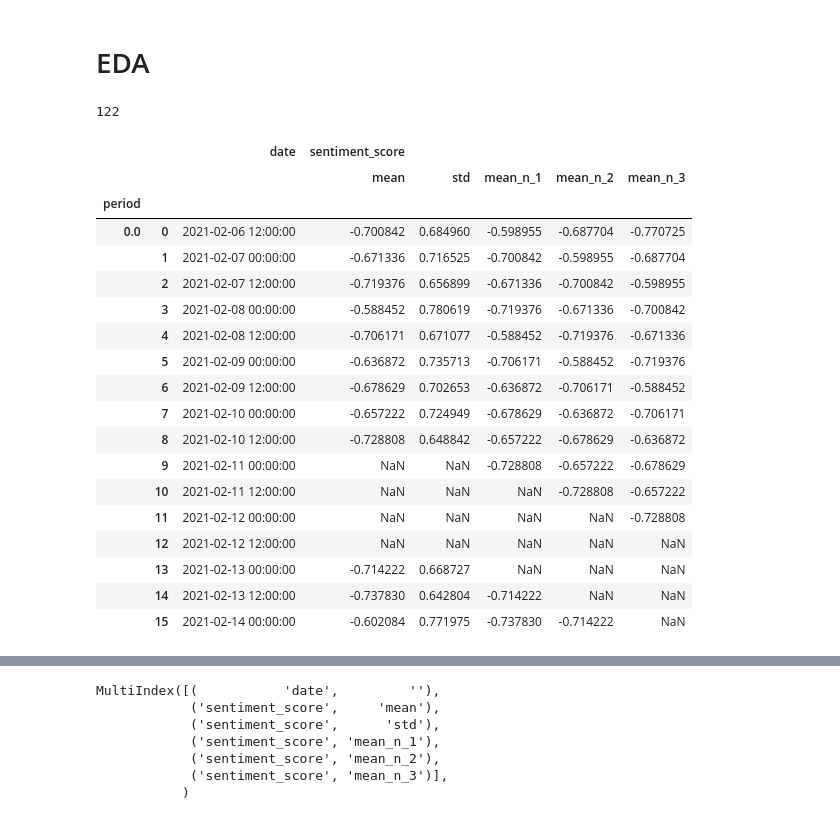
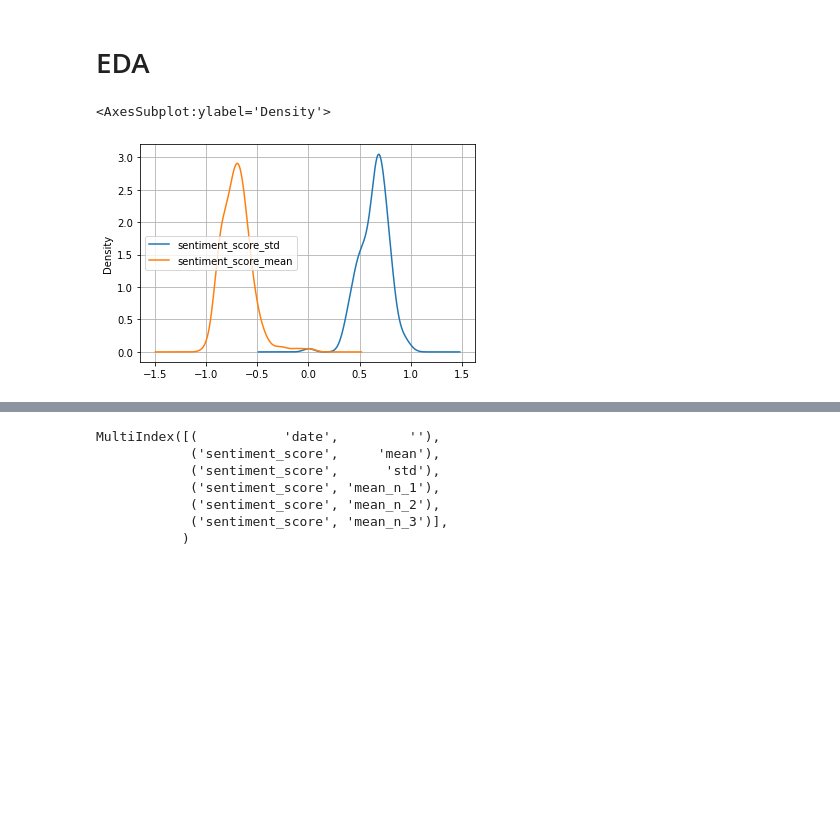
Before and after one commit to NizarGhandri/bitcoin_sentiment_analysis, a Jupyter notebook: Baseline.ipynb, the cells around one changed output, grey strips where cells are left out. Cells and saved outputs as stored; diff of their text form; code cells hidden in the pictures; blank space fills up the shorter version.

```diff
--- a/Baseline.ipynb
+++ b/Baseline.ipynb
@@ -1,39 +1,17 @@
 # %% [markdown]
 # EDA
 # %%
-from data_fetcher import TweetGenerator, ReturnFactorsGenerator
+from data_fetcher import TweetGenerator, ReturnFactorsGenerator, Dataset
 from config import load_config
 import pandas as pd
 from utils import DataMode
 
 
 pd.set_option("display.max_rows", None, "display.max_columns", None)
 configuration = load_config(0)
 
-a = TweetGenerator(DataMode.TRAINING, configuration, pre_process=False)
+a = TweetGenerator(configuration, pre_process=False)
+a.data[["sentiment_score_std", "sentiment_score_mean"]].plot(grid=True,  kind="kde")
+# %% [output]
+<AxesSubplot:ylabel='Density'>
+[figure, added]
-# %%
-len(a.data.dropna())
-# %% [output]
-122
-# %%
-a.data.rename(columns = {'Unnamed: 2_level_1':  ''}, level=1).head(16)
-# %% [output]
-|  |  | date | sentiment_score |  |  |  |  |
-|  |  |  | mean | std | mean_n_1 | mean_n_2 | mean_n_3 |
-| period |  |  |  |  |  |  |  |
-| 0.0 | 0 | 2021-02-06 12:00:00 | -0.700842 | 0.684960 | -0.598955 | -0.687704 | -0.770725 |
-|  | 1 | 2021-02-07 00:00:00 | -0.671336 | 0.716525 | -0.700842 | -0.598955 | -0.687704 |
-|  | 2 | 2021-02-07 12:00:00 | -0.719376 | 0.656899 | -0.671336 | -0.700842 | -0.598955 |
-|  | 3 | 2021-02-08 00:00:00 | -0.588452 | 0.780619 | -0.719376 | -0.671336 | -0.700842 |
-|  | 4 | 2021-02-08 12:00:00 | -0.706171 | 0.671077 | -0.588452 | -0.719376 | -0.671336 |
-|  | 5 | 2021-02-09 00:00:00 | -0.636872 | 0.735713 | -0.706171 | -0.588452 | -0.719376 |
-|  | 6 | 2021-02-09 12:00:00 | -0.678629 | 0.702653 | -0.636872 | -0.706171 | -0.588452 |
-|  | 7 | 2021-02-10 00:00:00 | -0.657222 | 0.724949 | -0.678629 | -0.636872 | -0.706171 |
-|  | 8 | 2021-02-10 12:00:00 | -0.728808 | 0.648842 | -0.657222 | -0.678629 | -0.636872 |
-|  | 9 | 2021-02-11 00:00:00 | NaN | NaN | -0.728808 | -0.657222 | -0.678629 |
-|  | 10 | 2021-02-11 12:00:00 | NaN | NaN | NaN | -0.728808 | -0.657222 |
-|  | 11 | 2021-02-12 00:00:00 | NaN | NaN | NaN | NaN | -0.728808 |
-|  | 12 | 2021-02-12 12:00:00 | NaN | NaN | NaN | NaN | NaN |
-|  | 13 | 2021-02-13 00:00:00 | -0.714222 | 0.668727 | NaN | NaN | NaN |
-|  | 14 | 2021-02-13 12:00:00 | -0.737830 | 0.642804 | -0.714222 | NaN | NaN |
-|  | 15 | 2021-02-14 00:00:00 | -0.602084 | 0.771975 | -0.737830 | -0.714222 | NaN |
```
Also changed, not shown: parts of 26 cells of this notebook, 18 other files.
